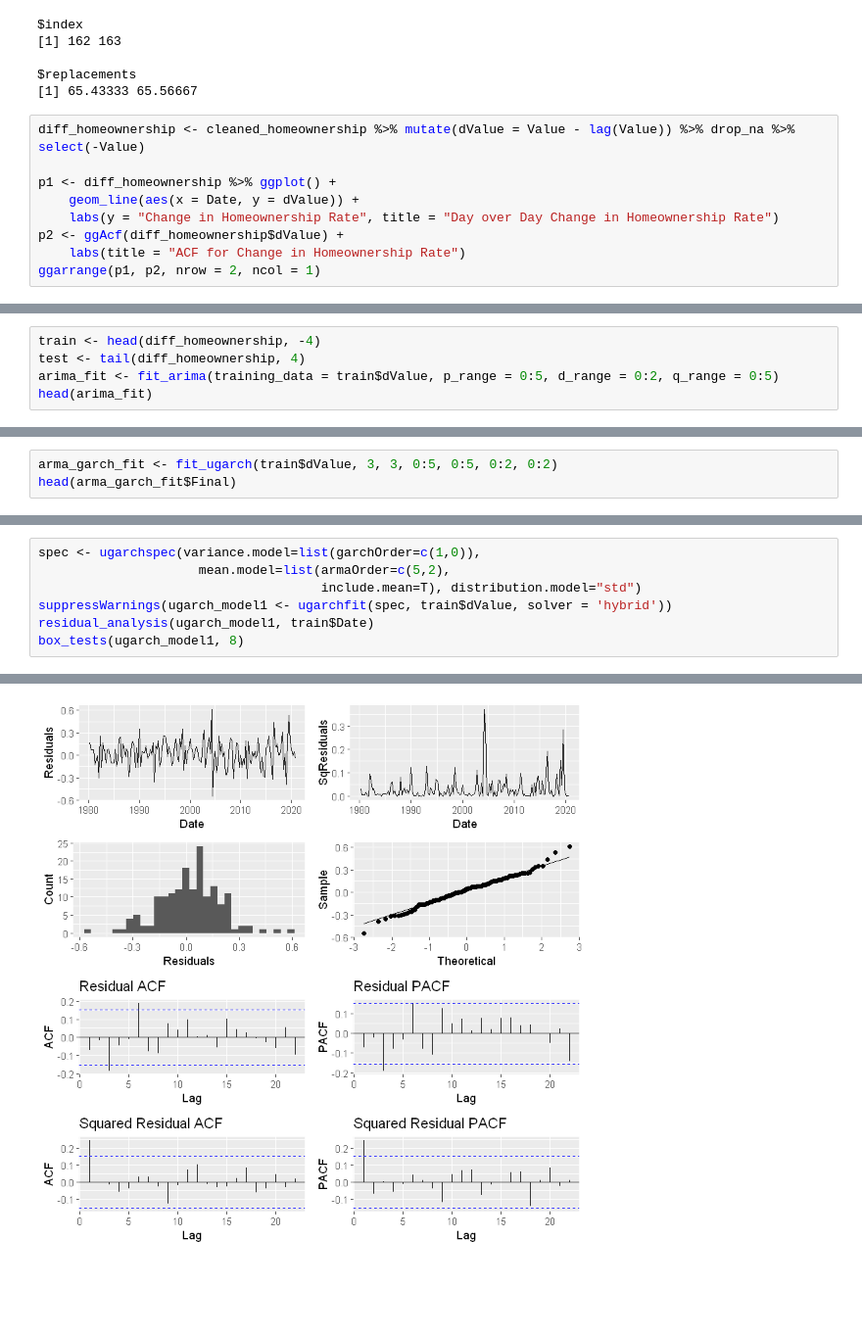
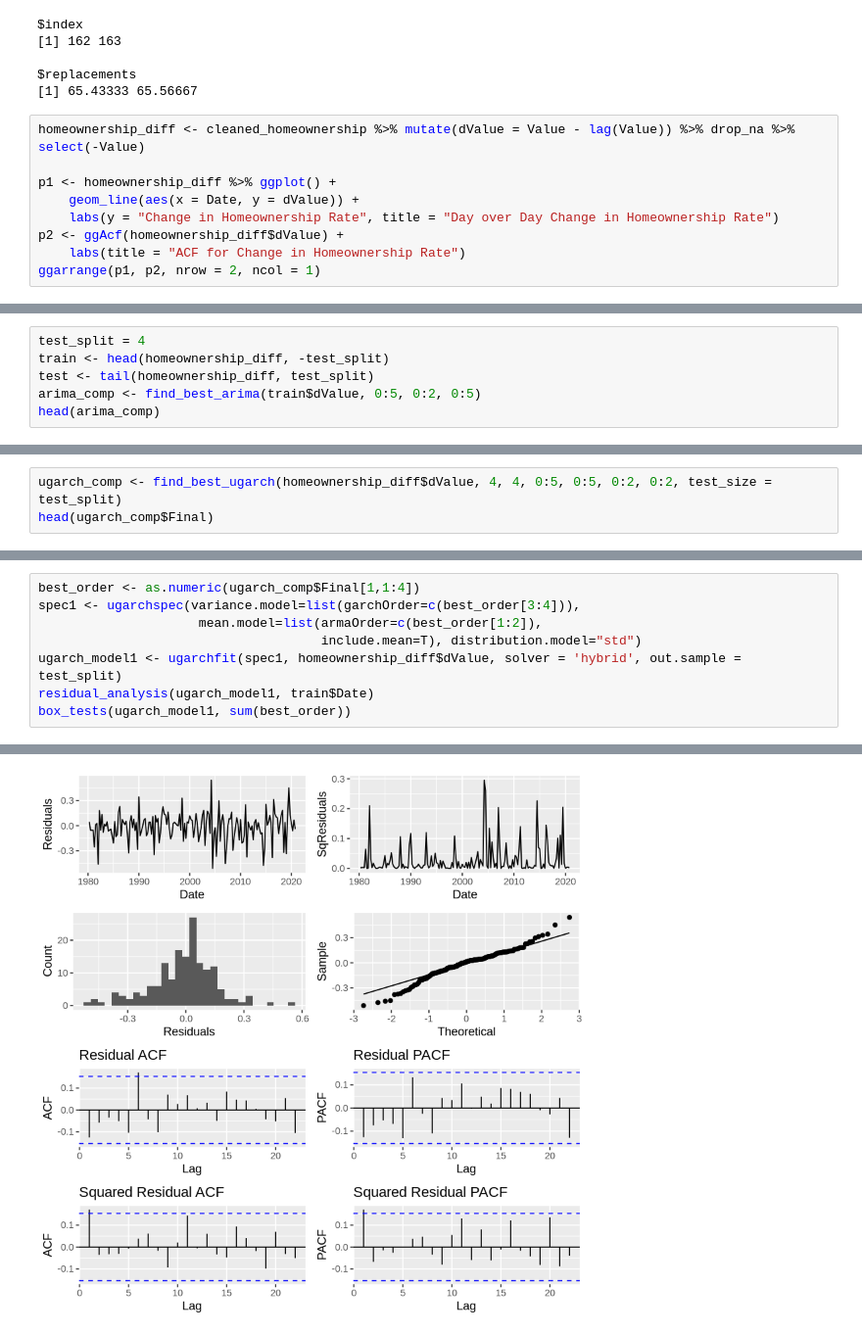
Before and after one commit to mattbbernstein/homeownership-project-f22isye6402-13, a Jupyter notebook: Notebooks/Diff-Cleaned-ARIMA-GARCH.ipynb, the cells around one changed output, grey strips where cells are left out. Shown at 98% size. Saved outputs shown, nothing was run; the diff lists cells and outputs as text; blank space fills up the shorter version.

Commit message:
Improved ugarch and arima find scripts. Improved ugarch forecasting

```diff
--- a/Notebooks/Diff-Cleaned-ARIMA-GARCH.ipynb
+++ b/Notebooks/Diff-Cleaned-ARIMA-GARCH.ipynb
@@ -34,12 +35,12 @@ $index
 $replacements
 [1] 65.43333 65.56667
 # %%
-diff_homeownership <- cleaned_homeownership %>% mutate(dValue = Value - lag(Value)) %>% drop_na %>% select(-Value)
+homeownership_diff <- cleaned_homeownership %>% mutate(dValue = Value - lag(Value)) %>% drop_na %>% select(-Value)
 
-p1 <- diff_homeownership %>% ggplot() +
+p1 <- homeownership_diff %>% ggplot() +
     geom_line(aes(x = Date, y = dValue)) +
     labs(y = "Change in Homeownership Rate", title = "Day over Day Change in Homeownership Rate")
-p2 <- ggAcf(diff_homeownership$dValue) +
+p2 <- ggAcf(homeownership_diff$dValue) +
     labs(title = "ACF for Change in Homeownership Rate")
 ggarrange(p1, p2, nrow = 2, ncol = 1)
 # %% [output]
@@ -47,8 +48,9 @@ ggarrange(p1, p2, nrow = 2, ncol = 1)
 # %%
-train <- head(diff_homeownership, -4)
-test <- tail(diff_homeownership, 4)
-arima_fit <- fit_arima(training_data = train$dValue, p_range = 0:5, d_range = 0:2, q_range = 0:5)
-head(arima_fit)
+test_split = 4
+train <- head(homeownership_diff, -test_split)
+test <- tail(homeownership_diff, test_split)
+arima_comp <- find_best_arima(train$dValue, 0:5, 0:2, 0:5)
+head(arima_comp)
 # %% [output]
 A data.frame: 6 × 4
 |  | p | d | q | AICC |
@@ -78,6 +81,6 @@ X-squared = 9.4931, df = 1, p-value = 0.002062
 # %%
-arma_garch_fit <- fit_ugarch(train$dValue, 3, 3, 0:5, 0:5, 0:2, 0:2)
-head(arma_garch_fit$Final)
+ugarch_comp <- find_best_ugarch(homeownership_diff$dValue, 4, 4, 0:5, 0:5, 0:2, 0:2, test_size = test_split)
+head(ugarch_comp$Final)
 # %% [output]
 A data.frame: 6 × 5
 |  | p | q | m | n | BIC |
@@ -91,10 +94,11 @@ A data.frame: 6 × 5
 # %%
-spec <- ugarchspec(variance.model=list(garchOrder=c(1,0)),
-                     mean.model=list(armaOrder=c(5,2),
+best_order <- as.numeric(ugarch_comp$Final[1,1:4])
+spec1 <- ugarchspec(variance.model=list(garchOrder=c(best_order[3:4])),
+                     mean.model=list(armaOrder=c(best_order[1:2]),
                                      include.mean=T), distribution.model="std")
-suppressWarnings(ugarch_model1 <- ugarchfit(spec, train$dValue, solver = 'hybrid'))
+ugarch_model1 <- ugarchfit(spec1, homeownership_diff$dValue, solver = 'hybrid', out.sample = test_split)
 residual_analysis(ugarch_model1, train$Date)
-box_tests(ugarch_model1, 8)
+box_tests(ugarch_model1, sum(best_order))
 # %% [output]
         Box-Ljung test
 
@@ -109,2 +113,2 @@ X-squared = 11.343, df = 1, p-value = 0.0007575
-[figure, old version]
+[figure, new version]
 # %%
```
Also changed, not shown: parts of 11 cells of this notebook, 6 other files.
